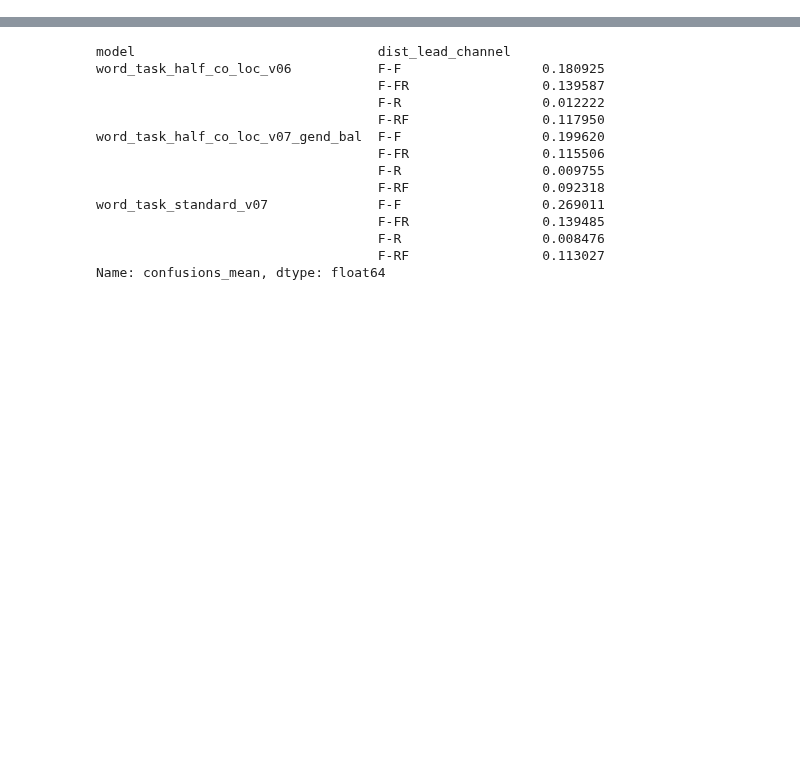
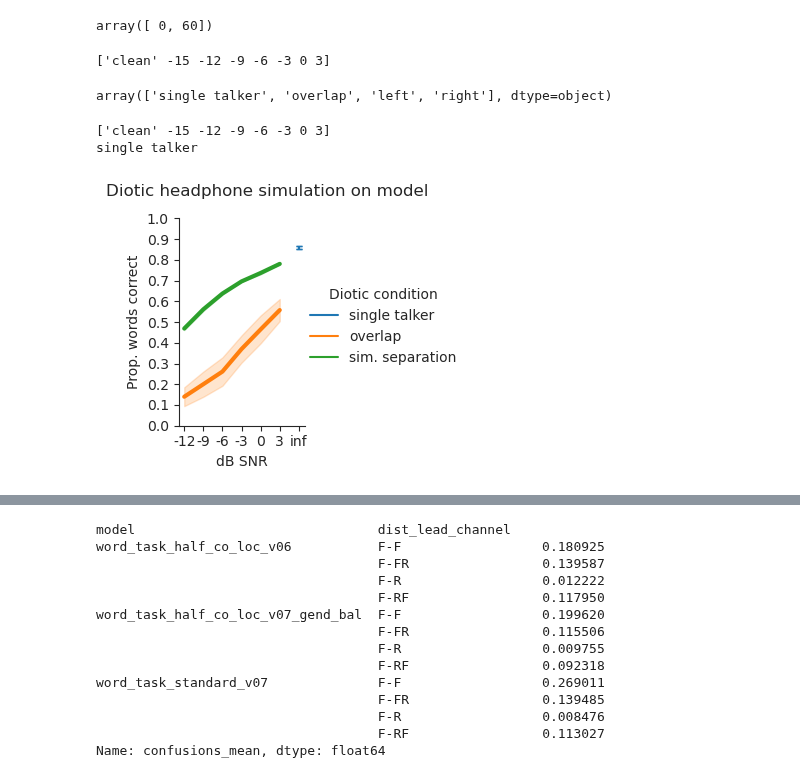
Before and after one commit to mcdermottLab/auditory_attention, a Jupyter notebook: notebooks/plot_prelim_precedence_all_models.ipynb, the cells around one changed output, grey strips where cells are left out. Cells and saved outputs as stored; diff of their text form; code cells hidden in the pictures; blank space fills up the shorter version.

```diff
--- a/notebooks/plot_prelim_precedence_all_models.ipynb
+++ b/notebooks/plot_prelim_precedence_all_models.ipynb
@@ -227,0 +326,4 @@ freyman_grouped_results.columns = [col[:-1] if col[-1] == '_' else col for col i
+# %%
+freyman_grouped_results[(freyman_grouped_results.model == 'word_task_standard_v07')].distractor_azim.unique()
+# %% [output]
+array([ 0, 60])
@@ -227,0 +332,70 @@ freyman_grouped_results.columns = [col[:-1] if col[-1] == '_' else col for col i
+# %%
+to_plot = grouped_results[(grouped_results.diotic == True) & (grouped_results.target_azim == 'center') & (grouped_results.model == 'word_task_standard_v07_more_tests')].copy()
+print(to_plot.snr.unique())
+
+to_plot.loc[to_plot.snr == 'clean', 'diotic_cond'] = 'single talker'
+to_plot.diotic_cond.unique()
+# %% [output]
+['clean' -15 -12 -9 -6 -3 0 3]
+array(['single talker', 'overlap', 'left', 'right'], dtype=object)
+# %%
+### Plot diotic precedense effect
+sns.set_style('ticks')
+hue_order = ['single talker', 'overlap', 'sim. separation']
+
+palette = dict(zip(hue_order, sns.color_palette(n_colors= len(hue_order), as_cmap=True)))
+
+
+to_plot = grouped_results[(grouped_results.diotic == True) & (grouped_results.target_azim == 'center') & (grouped_results.model == 'word_task_standard_v07_more_tests')].copy()
+print(to_plot.snr.unique())
+to_plot.loc[to_plot.diotic_cond != 'overlap', "diotic_cond"] = 'sim. separation'
+to_plot.loc[to_plot.snr == 'clean', 'diotic_cond'] = 'single talker'
+to_plot.loc[to_plot.snr == 'clean', 'snr'] = 6
+to_plot = to_plot[to_plot.snr > - 15]
+
+g = sns.relplot(data=to_plot,
+                #palette=palette,
+                x='snr', y='accuracy_mean', errorbar=('se', 1), markers="distractor_azim",
+                hue='diotic_cond', kind='line', legend=True,
+                palette=palette, row='target_azim',
+                height=3, linewidth=3, aspect=.8, )
+
+
+# iterate through each facet of the facetgrid
+for azim, ax in g.axes_dict.items():
+    # skip the model facet - we bootstrap above
+    # select the data for the facet
+    data = to_plot[to_plot['target_azim']==azim]
+    # select the data for each hue group
+    for group, selected in data.groupby('diotic_cond'):
+        if group != 'single talker':
+            continue
+        # plot the errorbar with the correct color for each group
+        print(group)
+        ax.errorbar(data=selected, x="snr", y="accuracy_mean",
+                     yerr="accuracy_sem", capsize=2, ms=5, ls='none', color=palette[group])
+
+# fix xticks to match azim values
+g.set_axis_labels("dB SNR", "Prop. words correct")
+g.set_titles("")
+plt.suptitle("Diotic headphone simulation on model", y=1)
+# set xticks of g from -90 to 90
+g.set(yticks=np.arange(0,  1.1, 0.1), xticks=np.arange(-12,  1, 4))
+# g.legend.remove()
+g._legend.set_title("Diotic condition")
+
+
+x_tick_locs = np.sort(to_plot.snr.unique())
+x_tick_labels = [str(x) for x in x_tick_locs]
+x_tick_labels[-1] = 'inf'
+for ax in g.axes.flat:
+    labels = ax.get_xticklabels() # get x labels
+    ax.set_xticks(ticks=x_tick_locs) # set new labels
+    ax.set_xticklabels(labels=x_tick_labels, fontsize=10)
+# plt.tight_layout()
+
+# sns.relplot(data=grouped_results[(grouped_results.target_elev == 0) &  (grouped_results.target_azim >= 0)], x='distractor_azim', y='confusions_mean', hue='gender_cond', kind='line', col='target_azim')
+# %% [output]
+['clean' -15 -12 -9 -6 -3 0 3]
+single talker
+[figure, added]
```
Also changed, not shown: parts of 17 cells of this notebook, 21 other files.
